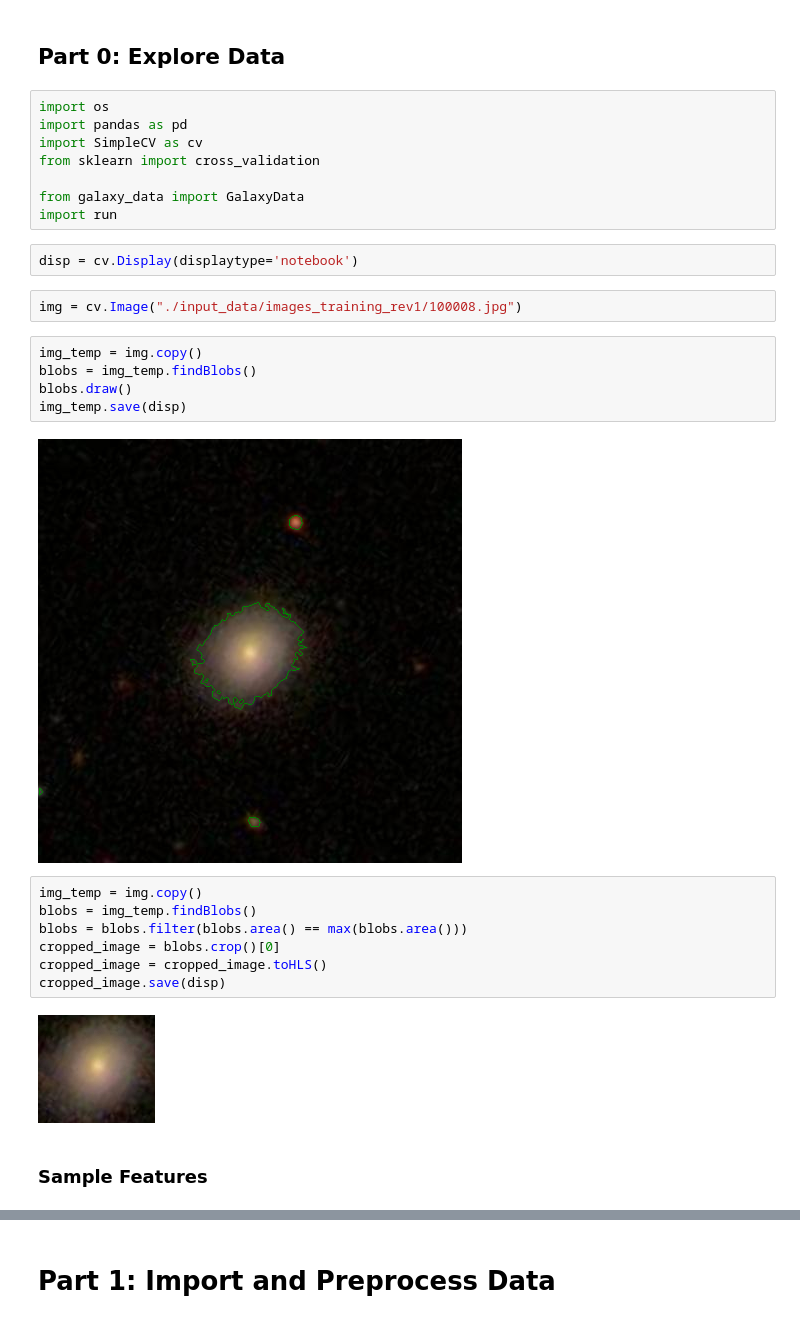
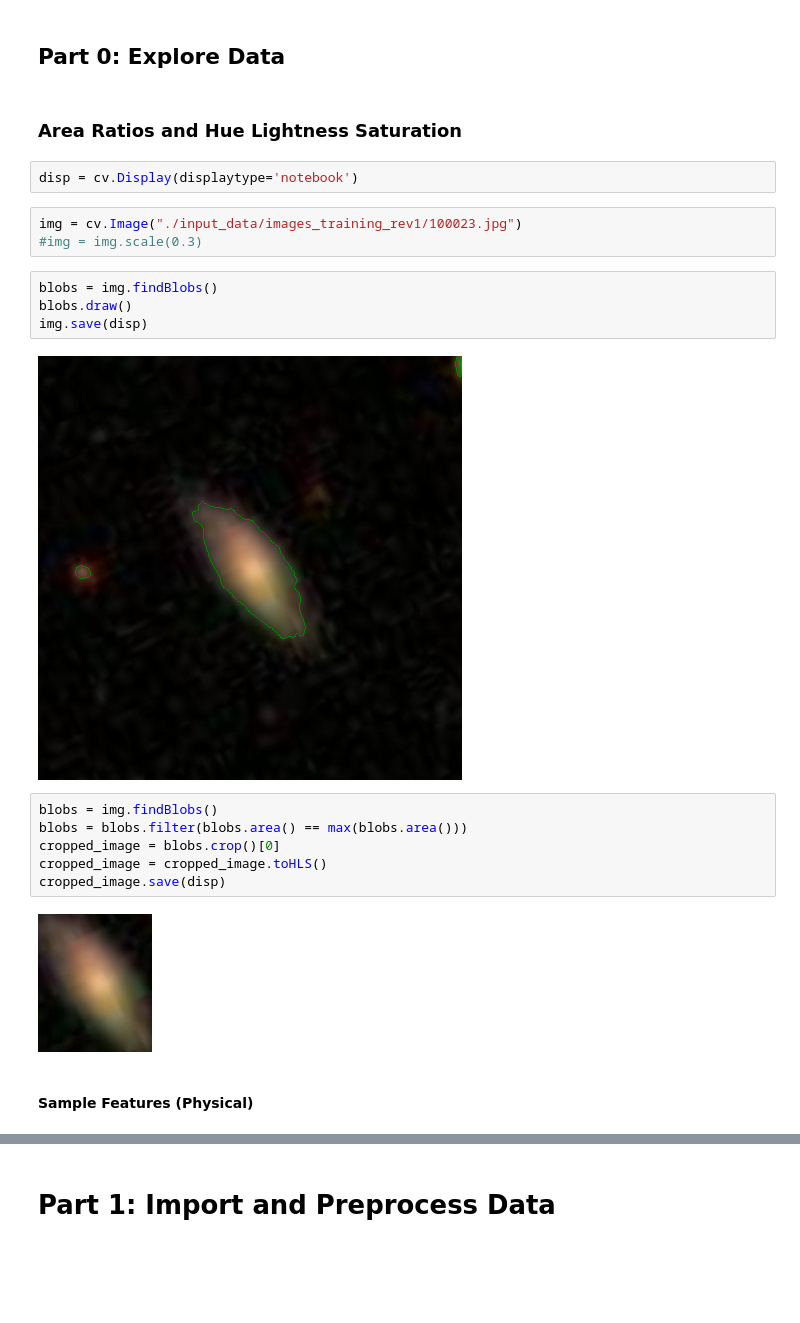
Before and after one commit to jkcn90/kaggle_galaxy_zoo, a Jupyter notebook: GalaxyZoo.ipynb, the cells around one changed output, grey strips where cells are left out. Cells and saved outputs as stored; diff of their text form; blank space fills up the shorter version.

```diff
--- a/GalaxyZoo.ipynb
+++ b/GalaxyZoo.ipynb
@@ -3,33 +12,26 @@
 # %% [markdown]
 ## Part 0: Explore Data
-# %%
-import os
-import pandas as pd
-import SimpleCV as cv
-from sklearn import cross_validation
-
-from galaxy_data import GalaxyData
-import run
+# %% [markdown]
+### Area Ratios and Hue Lightness Saturation
 # %%
 disp = cv.Display(displaytype='notebook')
 # %%
-img = cv.Image("./input_data/images_training_rev1/100008.jpg")
+img = cv.Image("./input_data/images_training_rev1/100023.jpg")
+#img = img.scale(0.3)
 # %%
-img_temp = img.copy()
-blobs = img_temp.findBlobs()
+blobs = img.findBlobs()
 blobs.draw()
-img_temp.save(disp)
+img.save(disp)
 # %% [output]
-[figure, old version]
+[figure, new version]
 # %%
-img_temp = img.copy()
-blobs = img_temp.findBlobs()
+blobs = img.findBlobs()
 blobs = blobs.filter(blobs.area() == max(blobs.area()))
 cropped_image = blobs.crop()[0]
 cropped_image = cropped_image.toHLS()
 cropped_image.save(disp)
 # %% [output]
-[figure, old version]
+[figure, new version]
 # %% [markdown]
-### Sample Features
+#### Sample Features (Physical)
 # %%
```
Also changed, not shown: parts of 10 cells of this notebook.
